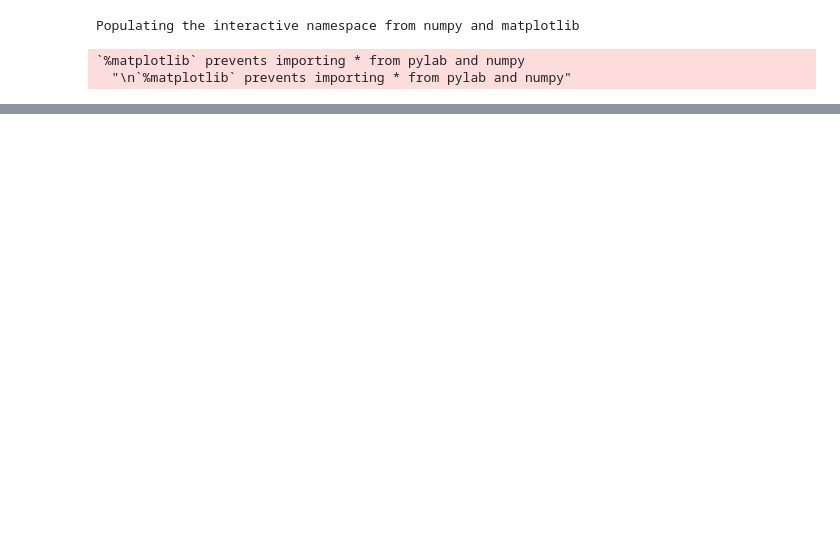
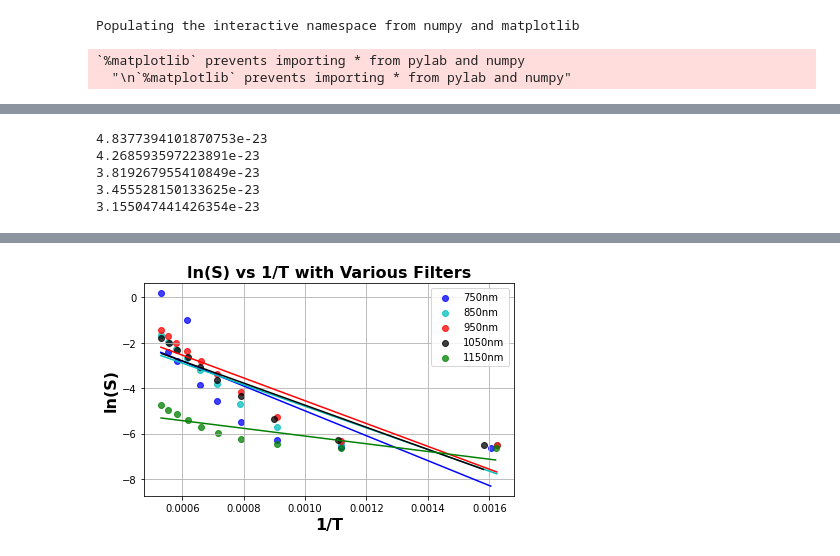
Before and after one commit to AndrewCrossman/PHYS646, a Jupyter notebook: Phys646_BlackBody_Radiation.ipynb, the cells around one changed output, grey strips where cells are left out. Cells and saved outputs as stored; diff of their text form; code cells hidden in the pictures; blank space fills up the shorter version.

```diff
--- a/Phys646_BlackBody_Radiation.ipynb
+++ b/Phys646_BlackBody_Radiation.ipynb
@@ -54,5 +64,5 @@ plt.legend()
 # %%
 T0=294.85
-R0=1.4
+R0=1.2
 # %%
 l750R = [1.002/.339, 2.003/.438, 3.001/.512, 4.01/.578, 5.002/.638, 6.001/.692, 7.002/.745, 8.001/.799, 9.001/.847, 10.002/.890]
@@ -77,0 +91,50 @@ plt.plot(l850T, l850i)
+# %%
+l1050R = [1.002/.333, 2.002/.433, 3.002/.506, 4.002/.577, 5.002/.637, 6.001/.694, 7.002/.750, 8.002/.8, 9.001/.848, 10.002/.894]
+#1/T array below
+l1050T = [1/(T0*(x/R0)**(.83)) for x in l1050R]
+l1050i = [.0015, .0019, .0048, .0129, .0269, .0461, .0712, .0999, .1317, .1664]
+l1050i = np.log(l1050i)
+# %%
+l1150R = [1.002/.343, 2.002/.438, 3.002/.511, 4.002/.577, 5.002/.639, 6.001/.696, 7.002/.749, 8.002/.798, 9.001/.846, 10.002/.892]
+#1/T array below
+l1150T = [1/(T0*(x/R0)**(.83)) for x in l1150R]
+l1150i = [.0013, .0013, .0016, .0020, .0026, .0034, .0046, .0058, .0071, .0086]
+l1150i = np.log(l1150i)
+# %%
+res1 = stats.linregress(l750T, l750i)
+res2 = stats.linregress(l850T, l850i)
+res3 = stats.linregress(l950T, l950i)
+res4 = stats.linregress(l1050T, l1050i)
+res5 = stats.linregress(l1150T, l1150i)
+print(-h*c/(750*10**(-9)*res1.slope))
+print(-h*c/(850*10**(-9)*res1.slope))
+print(-h*c/(950*10**(-9)*res1.slope))
+print(-h*c/(1050*10**(-9)*res1.slope))
+print(-h*c/(1150*10**(-9)*res1.slope))
+# %% [output]
+4.8377394101870753e-23
+4.268593597223891e-23
+3.819267955410849e-23
+3.455528150133625e-23
+3.155047441426354e-23
+# %%
+fig, ax = plt.subplots(figsize=(6,4))
+ax.scatter(l750T, l750i, label='750nm', color='b', alpha=.75)
+ax.plot(l750T, res1.intercept + res1.slope*np.asarray(l750T), color='b')
+ax.scatter(l850T, l850i, label='850nm', color='c', alpha=.75)
+ax.plot(l850T, res2.intercept + res2.slope*np.asarray(l850T), color='c')
+ax.scatter(l950T, l950i, label='950nm', color='r', alpha=.75)
+ax.plot(l950T, res3.intercept + res3.slope*np.asarray(l950T), color='r')
+ax.scatter(l1050T, l1050i, label='1050nm', color='k', alpha=.75)
+ax.plot(l1050T, res4.intercept + res4.slope*np.asarray(l1050T), color='k')
+ax.scatter(l1150T, l1150i, label='1150nm', color='g', alpha=.75)
+ax.plot(l1150T, res5.intercept + res5.slope*np.asarray(l1150T), color='g')
+ax.set_title(r'ln(S) vs 1/T with Various Filters', fontsize=16, fontweight='bold')
+ax.set_xlabel('1/T', fontsize=16, fontweight='bold')
+ax.set_ylabel(r'ln(S)', fontsize=16, fontweight='bold')
+ax.legend()
+ax.grid()
+plt.tight_layout()
+plt.savefig("test.png")
+files.download('test.png')
+# %% [output]
@@ -77,0 +143 @@ plt.plot(l850T, l850i)
+[figure, added]
```
Also changed, not shown: parts of 12 cells of this notebook.
